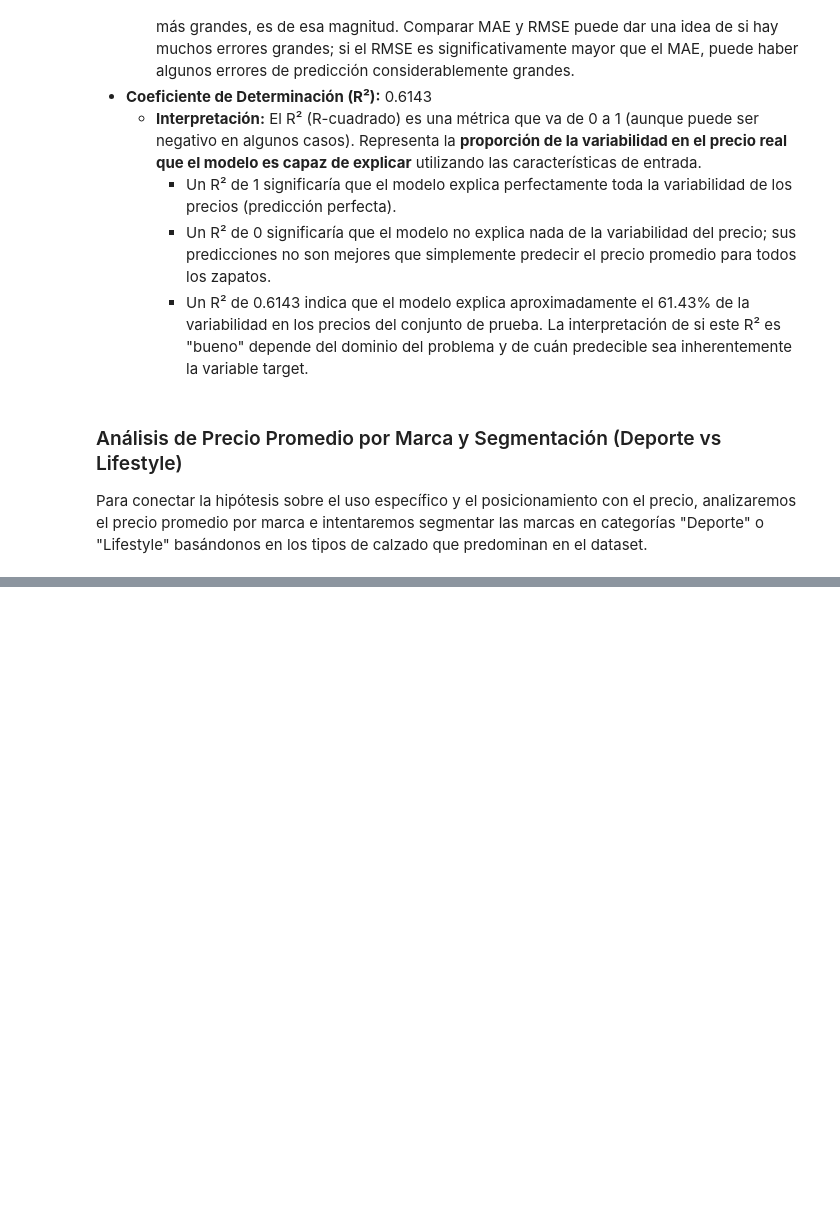
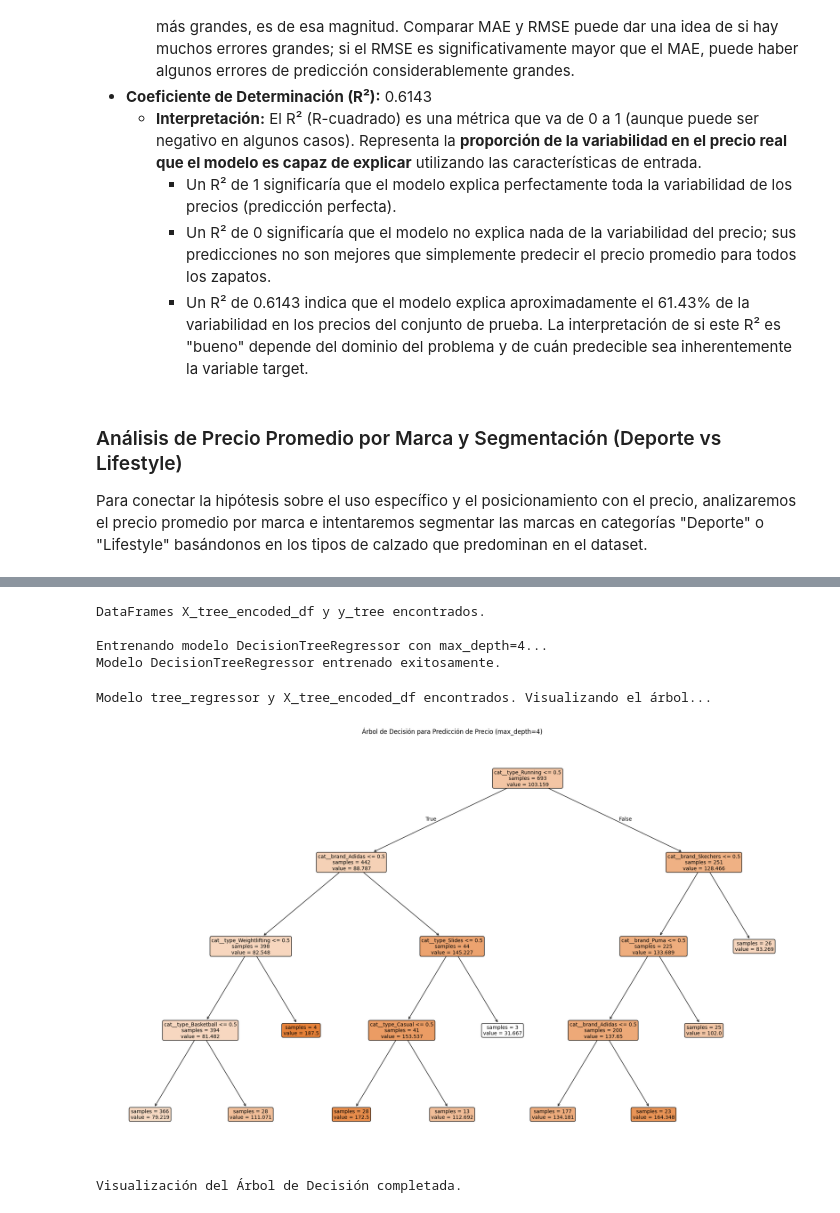
Before and after one commit to joacocresp-dotcom/ProyectoParteIIICrespi, a Jupyter notebook: proyectodsPartelIIICrespi.ipynb, the cells around one changed output, grey strips where cells are left out. Cells and saved outputs as stored; diff of their text form; code cells hidden in the pictures; blank space fills up the shorter version.

```diff
--- a/proyectodsPartelIIICrespi.ipynb
+++ b/proyectodsPartelIIICrespi.ipynb
@@ -1647,0 +1789,77 @@ Utiliza los valores exactos de MAE, RMSE y R² que obtuviste anteriormente para
+# %%
+from sklearn.tree import DecisionTreeRegressor
+# No es necesario importar train_test_split ni pandas de nuevo si ya están en celdas anteriores y el entorno está activo
+
+# Asegurarse de que los DataFrames X_tree_encoded_df y y_tree estén disponibles
+if 'X_tree_encoded_df' not in locals() and 'X_tree_encoded_df' not in globals():
+    print("DataFrame 'X_tree_encoded_df' no encontrado. Asegúrese de que la celda de preparación de datos ('7dd66581') se haya ejecutado correctamente.")
+    # Si no están, no podemos entrenar el modelo.
+    # Considera agregar un exit() o return aquí si es crítico.
+elif 'y_tree' not in locals() and 'y_tree' not in globals():
+     print("Serie 'y_tree' (target) no encontrada. Asegúrese de que la celda de preparación de datos ('7dd66581') se haya ejecutado correctamente.")
+else:
+    print("DataFrames X_tree_encoded_df y y_tree encontrados.")
+
+    # --- Entrenar el modelo DecisionTreeRegressor ---
+    # Inicializamos el modelo. Podemos controlar la profundidad máxima (max_depth)
+    # para no crear un árbol demasiado grande y difícil de visualizar.
+    # Un valor pequeño (ej. max_depth=3 o 4) es bueno para empezar a entender las divisiones.
+    # random_state para reproducibilidad.
+    tree_regressor = DecisionTreeRegressor(max_depth=4, random_state=42)
+
+    print(f"\nEntrenando modelo DecisionTreeRegressor con max_depth={tree_regressor.max_depth}...")
+    # Entrenamos el modelo con todos los datos preparados
+    tree_regressor.fit(X_tree_encoded_df, y_tree)
+
+    print("Modelo DecisionTreeRegressor entrenado exitosamente.")
+
+    # Ahora que el modelo está entrenado, en la siguiente celda podemos visualizarlo
+    # o analizar la importancia de las features que utilizó para las predicciones.
+# %% [output]
+DataFrames X_tree_encoded_df y y_tree encontrados.
+
+Entrenando modelo DecisionTreeRegressor con max_depth=4...
+Modelo DecisionTreeRegressor entrenado exitosamente.
+# %%
+from sklearn.tree import plot_tree
+import matplotlib.pyplot as plt
+import pandas as pd # Asegurarse de que pandas esté importado
+
+# Asegurarse de que el modelo tree_regressor y el DataFrame X_tree_encoded_df estén disponibles
+if 'tree_regressor' not in locals() and 'tree_regressor' not in globals():
+    print("El modelo 'tree_regressor' no fue encontrado. Asegúrese de que la celda de entrenamiento del modelo ('7a39a1ed') se haya ejecutado correctamente.")
+elif 'X_tree_encoded_df' not in locals() and 'X_tree_encoded_df' not in globals():
+     print("DataFrame 'X_tree_encoded_df' no encontrado. Asegúrese de que la celda de preparación de datos ('7dd66581') se haya ejecutado correctamente.")
+else:
+    print("Modelo tree_regressor y X_tree_encoded_df encontrados. Visualizando el árbol...")
+
+    # Obtener los nombres de las características del DataFrame codificado
+    feature_names = X_tree_encoded_df.columns.tolist()
+
+    # --- Visualizar el Árbol de Decisión ---
+    plt.figure(figsize=(25, 15)) # Ajusta el tamaño de la figura para una mejor visualización
+    plot_tree(
+        tree_regressor,
+        feature_names=feature_names, # Nombres de las características
+        filled=True,                # Rellenar los nodos con color para indicar el valor predicho
+        rounded=True,               # Bordes redondeados para los nodos
+        fontsize=10,                 # Tamaño de la fuente en los nodos
+        proportion=False,            # No mostrar las proporciones de muestras, sino la cuenta
+        node_ids=False,              # No mostrar los IDs de los nodos
+        impurity=False,             # No mostrar la impureza en cada nodo
+        # class_names=...           # No aplicable para regresión
+    )
+
+    plt.title('Árbol de Decisión para Predicción de Precio (max_depth=4)')
+    plt.show()
+
+    print("\nVisualización del Árbol de Decisión completada.")
+
+    # Opcional: También podemos analizar la importancia de las características
+    # print("\nImportancia de las Características según el Árbol de Decisión:")
+    # feature_importances = pd.Series(tree_regressor.feature_importances_, index=feature_names)
+    # display(feature_importances.sort_values(ascending=False))
+# %% [output]
+Modelo tree_regressor y X_tree_encoded_df encontrados. Visualizando el árbol...
+[figure, added]
+Visualización del Árbol de Decisión completada.
```
Also changed, not shown: parts of 21 cells of this notebook.
